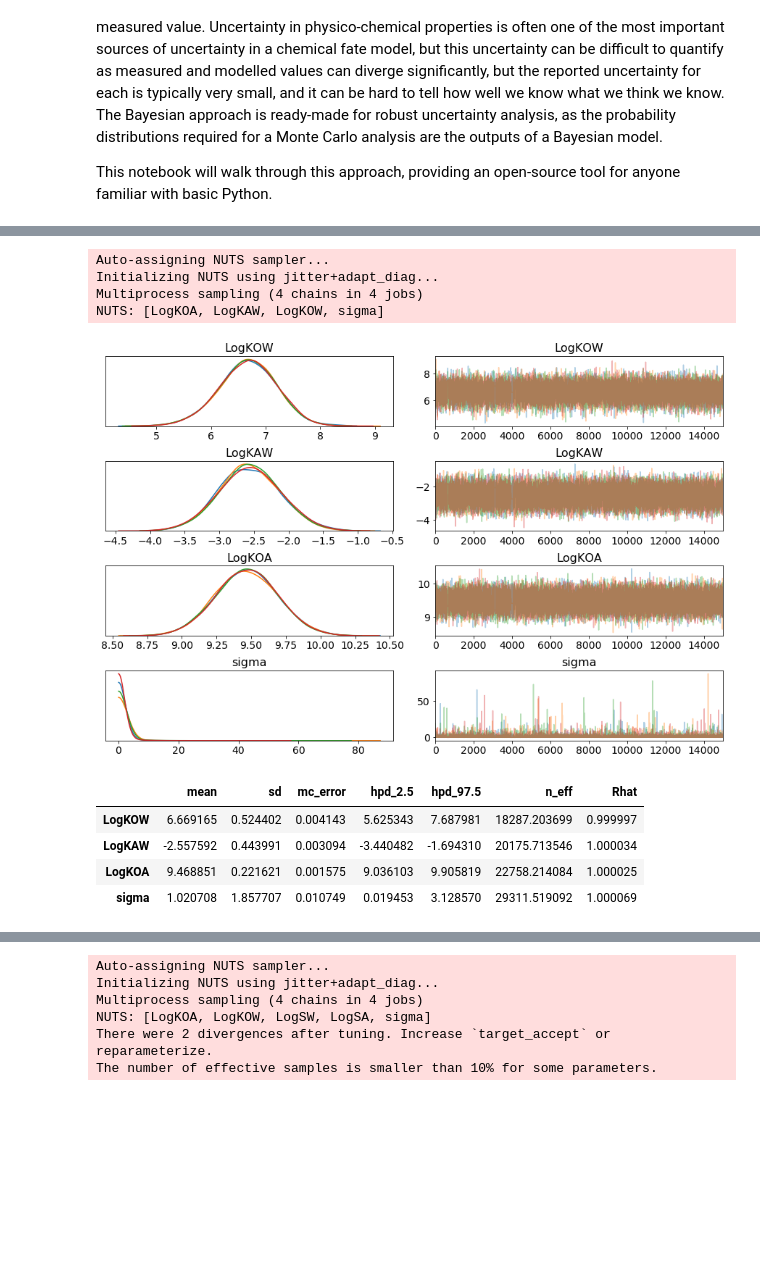
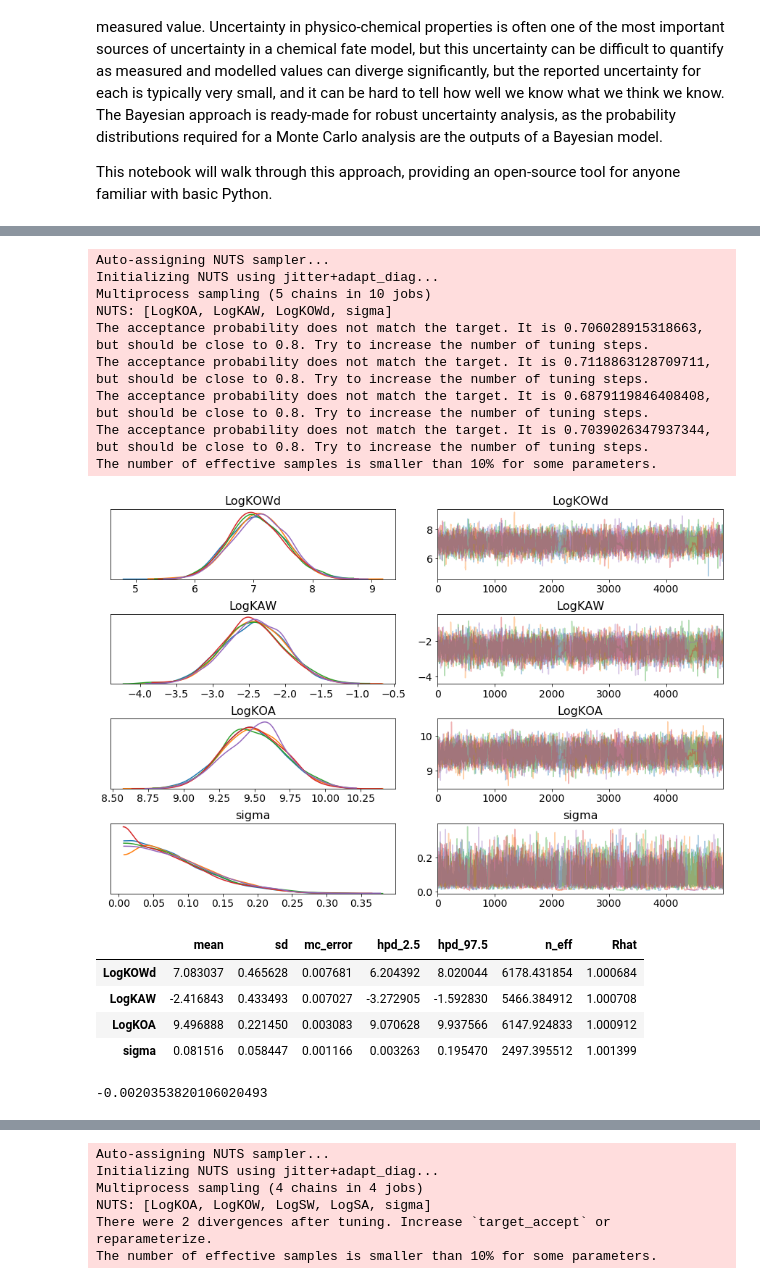
Before and after one commit to tfmrodge/FAVs_Paper, a Jupyter notebook: FAV_Estimation.ipynb, the cells around one changed output, grey strips where cells are left out. Saved outputs shown, nothing was run; the diff lists cells and outputs as text; code cells hidden in the pictures; blank space fills up the shorter version.

```diff
--- a/FAV_Estimation.ipynb
+++ b/FAV_Estimation.ipynb
@@ -197,19 +346,25 @@ with basic_model:
 # %%
 with basic_model:
     # instantiate sampler - without this we just use NUTS
     #step = pm.Slice()
     # draw 5000 posterior samples
-    trace = pm.sample(15000, tune=50000)#, step=step)
+    trace = pm.sample(5000, tune=5000,chains = 5, cores = 10)#, step=step)
 pm.traceplot(trace);
 # %% [output]
 Auto-assigning NUTS sampler...
 Initializing NUTS using jitter+adapt_diag...
-Multiprocess sampling (4 chains in 4 jobs)
-NUTS: [LogKOA, LogKAW, LogKOW, sigma]
+Multiprocess sampling (5 chains in 10 jobs)
+NUTS: [LogKOA, LogKAW, LogKOWd, sigma]
+The acceptance probability does not match the target. It is 0.706028915318663, but should be close to 0.8. Try to increase the number of tuning steps.
+The acceptance probability does not match the target. It is 0.7118863128709711, but should be close to 0.8. Try to increase the number of tuning steps.
+The acceptance probability does not match the target. It is 0.6879119846408408, but should be close to 0.8. Try to increase the number of tuning steps.
+The acceptance probability does not match the target. It is 0.7039026347937344, but should be close to 0.8. Try to increase the number of tuning steps.
+The number of effective samples is smaller than 10% for some parameters.
-[figure, old version]
+[figure, new version]
 # %%
 pm.summary(trace) #Students T distribution on model, normal on priors except for Koa which we think might be incorrect
-#You can see that this model performed fairly well - things converged nicely.
+#You can see that this model performed fairly well - things converged nicely. For comparison, if you take the
+#LDVs and assume the same error on all of them, you get FAVs of [7.17, -2.43, 9.47] which is pretty close.
 ##OLD##
 #You can see that the above situation something weird was happening - we have 3 divergences and the model is not converging
 #extremeley well. From the below plot you can see that the mean values of Kow and Kaw were not adjusted much but Koa was,
@@ -217,7 +372,17 @@ pm.summary(trace) #Students T distribution on model, normal on priors except for
 #have a single, indirect measurement by GC-RT.
 # %% [output]
 |  | mean | sd | mc_error | hpd_2.5 | hpd_97.5 | n_eff | Rhat |
-| LogKOW | 6.669165 | 0.524402 | 0.004143 | 5.625343 | 7.687981 | 18287.203699 | 0.999997 |
-| LogKAW | -2.557592 | 0.443991 | 0.003094 | -3.440482 | -1.694310 | 20175.713546 | 1.000034 |
-| LogKOA | 9.468851 | 0.221621 | 0.001575 | 9.036103 | 9.905819 | 22758.214084 | 1.000025 |
-| sigma | 1.020708 | 1.857707 | 0.010749 | 0.019453 | 3.128570 | 29311.519092 | 1.000069 |
+| LogKOWd | 7.083037 | 0.465628 | 0.007681 | 6.204392 | 8.020044 | 6178.431854 | 1.000684 |
+| LogKAW | -2.416843 | 0.433493 | 0.007027 | -3.272905 | -1.592830 | 5466.384912 | 1.000708 |
+| LogKOA | 9.496888 | 0.221450 | 0.003083 | 9.070628 | 9.937566 | 6147.924833 | 1.000912 |
+| sigma | 0.081516 | 0.058447 | 0.001166 | 0.003263 | 0.195470 | 2497.395512 | 1.001399 |
+# %%
+#pm.summary(trace) #
+propmeans = np.array([trace['LogKOWd'].mean(),trace['LogKAW'].mean(),trace['LogKOA'].mean()])
+#adjprops = np.array([propmeans - epsilons])
+#adjprops#-1*adjprops[0,0]+adjprops[0,1]+adjprops[0,2]
+-1*propmeans[0]+propmeans[1]+propmeans[2]
+#propmeans
+#adjprops
+# %% [output]
+-0.0020353820106020493
```
Also changed, not shown: parts of 30 cells of this notebook, 2 other files.
